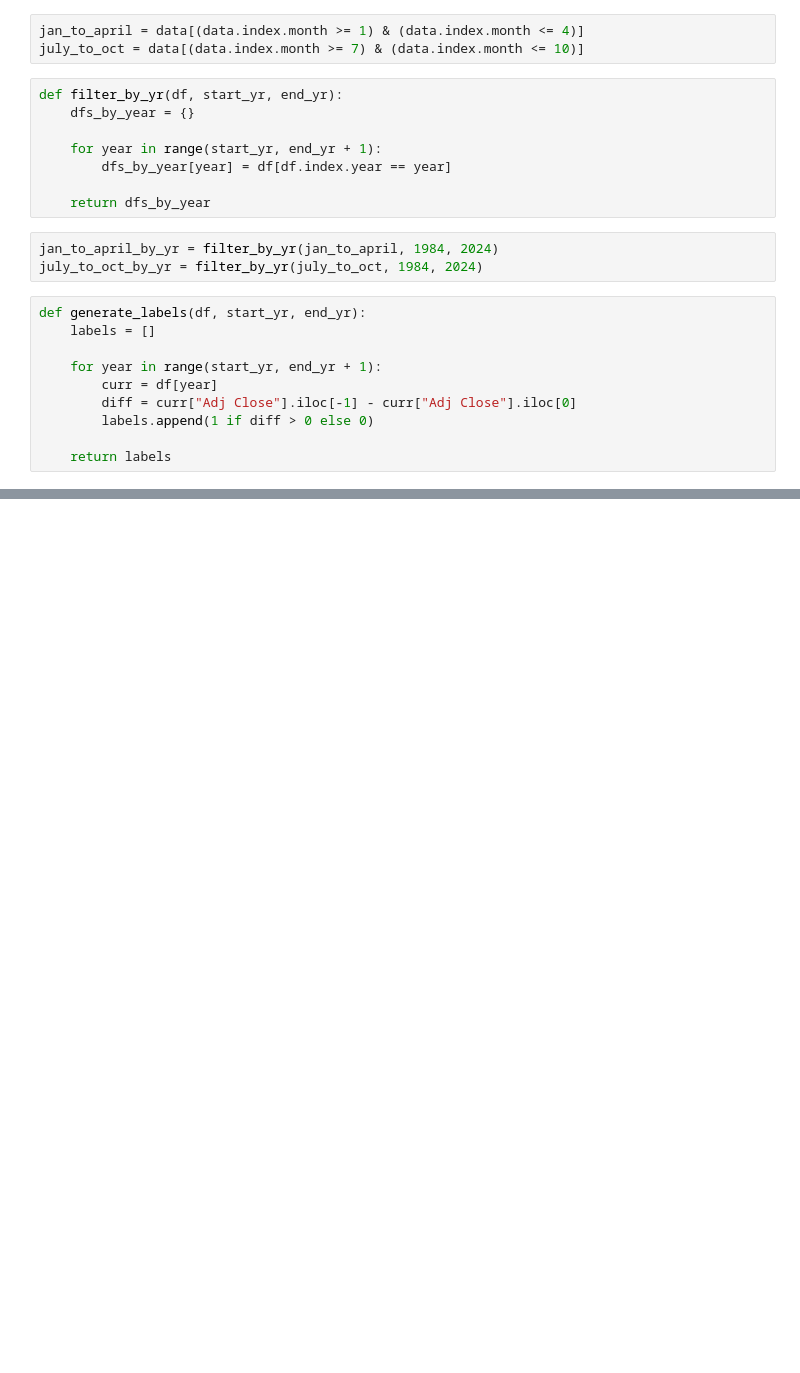
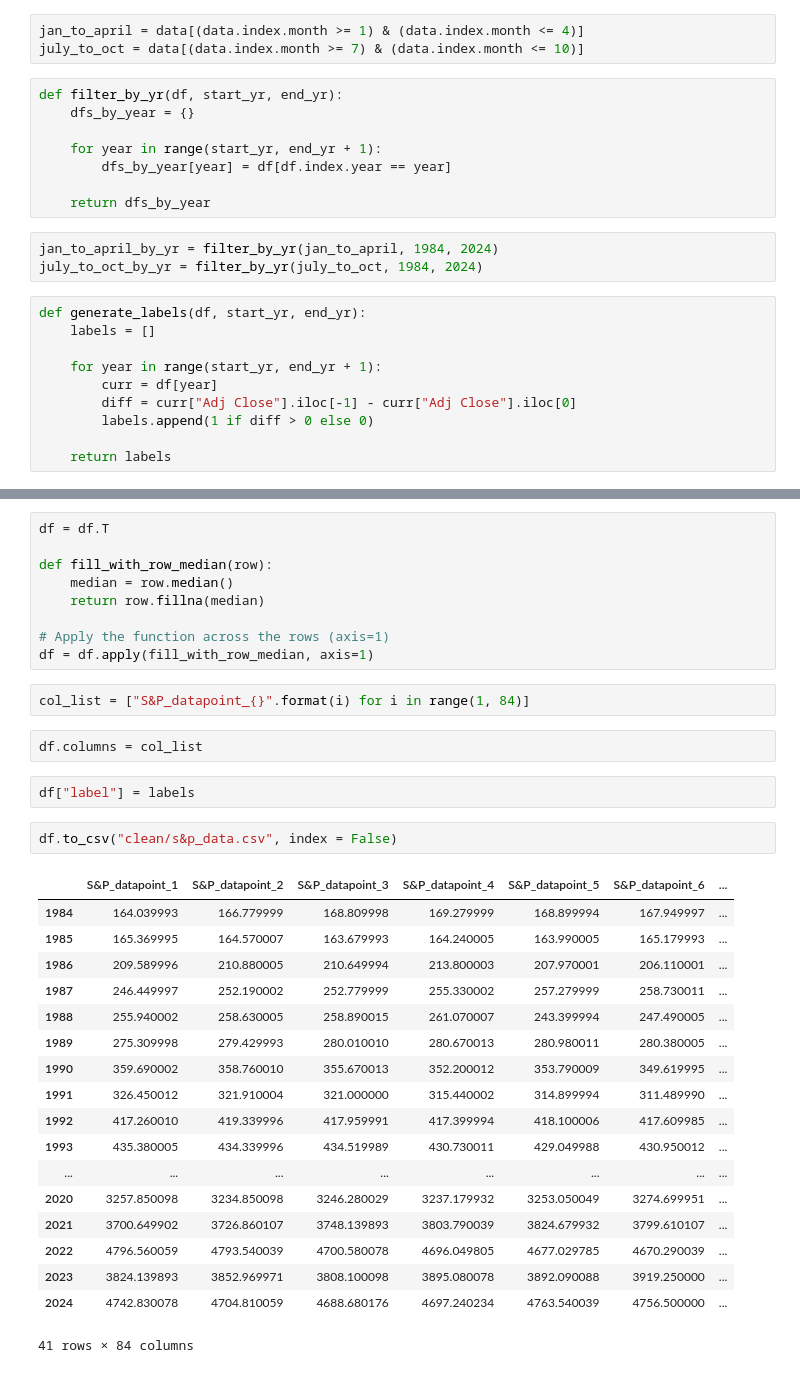
Before and after one commit to srkvatsa/cds-datathon, a Jupyter notebook: datascraping/s&p.ipynb, the cells around one changed output, grey strips where cells are left out. Drawn from its saved outputs; the diff is of its cells as text; blank space fills up the shorter version.

```diff
--- a/datascraping/s&p.ipynb
+++ b/datascraping/s&p.ipynb
@@ -190,0 +86,36 @@ jan_to_april_by_yr[2022]
+# %%
+df = df.T
+
+def fill_with_row_median(row):
+    median = row.median()
+    return row.fillna(median)
+
+# Apply the function across the rows (axis=1)
+df = df.apply(fill_with_row_median, axis=1)
+# %%
+col_list = ["S&P_datapoint_{}".format(i) for i in range(1, 84)]
+# %%
+df.columns = col_list
+# %%
+df["label"] = labels
+# %%
+df.to_csv("clean/s&p_data.csv", index = False)
+# %% [output]
+|  | S&P_datapoint_1 | S&P_datapoint_2 | S&P_datapoint_3 | S&P_datapoint_4 | S&P_datapoint_5 | S&P_datapoint_6 | ... |
+| 1984 | 164.039993 | 166.779999 | 168.809998 | 169.279999 | 168.899994 | 167.949997 | ... |
+| 1985 | 165.369995 | 164.570007 | 163.679993 | 164.240005 | 163.990005 | 165.179993 | ... |
+| 1986 | 209.589996 | 210.880005 | 210.649994 | 213.800003 | 207.970001 | 206.110001 | ... |
+| 1987 | 246.449997 | 252.190002 | 252.779999 | 255.330002 | 257.279999 | 258.730011 | ... |
+| 1988 | 255.940002 | 258.630005 | 258.890015 | 261.070007 | 243.399994 | 247.490005 | ... |
+| 1989 | 275.309998 | 279.429993 | 280.010010 | 280.670013 | 280.980011 | 280.380005 | ... |
+| 1990 | 359.690002 | 358.760010 | 355.670013 | 352.200012 | 353.790009 | 349.619995 | ... |
+| 1991 | 326.450012 | 321.910004 | 321.000000 | 315.440002 | 314.899994 | 311.489990 | ... |
+| 1992 | 417.260010 | 419.339996 | 417.959991 | 417.399994 | 418.100006 | 417.609985 | ... |
+| 1993 | 435.380005 | 434.339996 | 434.519989 | 430.730011 | 429.049988 | 430.950012 | ... |
+| ... | ... | ... | ... | ... | ... | ... | ... |
+| 2020 | 3257.850098 | 3234.850098 | 3246.280029 | 3237.179932 | 3253.050049 | 3274.699951 | ... |
+| 2021 | 3700.649902 | 3726.860107 | 3748.139893 | 3803.790039 | 3824.679932 | 3799.610107 | ... |
+| 2022 | 4796.560059 | 4793.540039 | 4700.580078 | 4696.049805 | 4677.029785 | 4670.290039 | ... |
+| 2023 | 3824.139893 | 3852.969971 | 3808.100098 | 3895.080078 | 3892.090088 | 3919.250000 | ... |
+| 2024 | 4742.830078 | 4704.810059 | 4688.680176 | 4697.240234 | 4763.540039 | 4756.500000 | ... |
+41 rows × 84 columns
```
Also changed, not shown: parts of 12 cells of this notebook, 1 other file.
